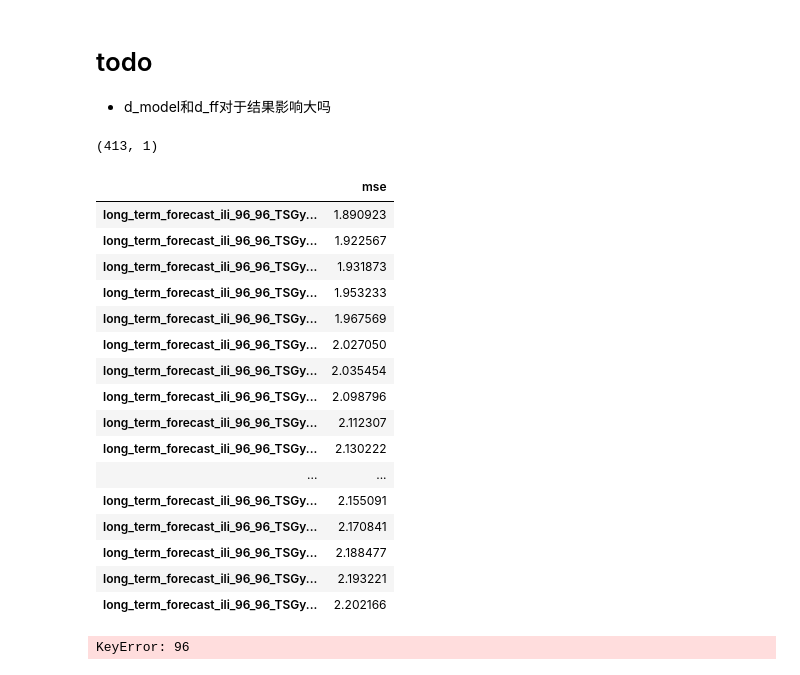
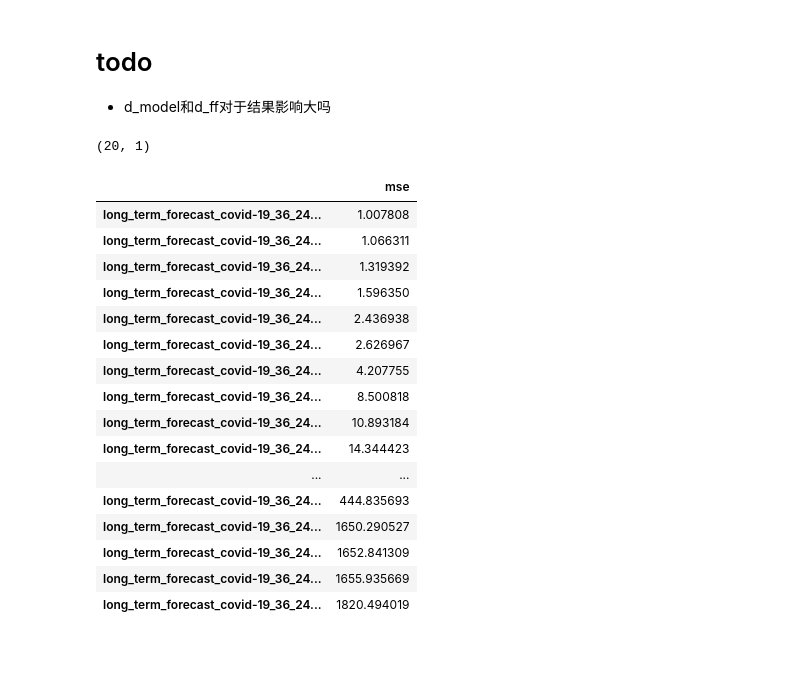
Before and after one commit to SUFE-AILAB/TSGym, a Jupyter notebook: notebooks/result_analysis_long_term_forecasting_gym.ipynb, the cells around one changed output. Saved outputs shown, nothing was run; the diff lists cells and outputs as text; code cells hidden in the pictures.

```diff
--- a/notebooks/result_analysis_long_term_forecasting_gym.ipynb
+++ b/notebooks/result_analysis_long_term_forecasting_gym.ipynb
@@ -11,10 +11,10 @@ import re
 # metric in long-term-forecasting
 # mae, mse, rmse, mape, mspe
 # %%
-dataset = 'ili'
-pred_lens = [96, 192, 336, 720] if dataset != 'ili' else [24]
-path = '/data/coding/chaochuan/TSGym/resultsGym'
-path_runtime = '/data/coding/chaochuan/TSGym/test_resultsGym'
+dataset = 'covid-19'
+pred_lens = [96, 192, 336, 720] if dataset not in ['ili', 'fred-md', 'covid-19'] else [24]
+path = '/data/coding/chaochuan/TSGym/resultsGym_non_transformer'
+path_runtime = '/data/coding/chaochuan/TSGym/test_resultsGym_non_transformer'
 
 
 result_dict, runtime_dict = {}, {}
@@ -42,41 +42,37 @@ for pred_len in pred_lens:
 # for pred_len in pred_lens:
 #     result_dict[pred_len] = {k: v for k, v in result_dict[pred_len].items() if 'dm16' in k and 'df64' in k}
 # %%
-df = pd.DataFrame.from_dict(result_dict[96], orient='index') if dataset != 'ili' else pd.DataFrame.from_dict(result_dict[24], orient='index')
+df = pd.DataFrame.from_dict(result_dict[96], orient='index') if dataset not in ['ili', 'fred-md', 'covid-19'] else pd.DataFrame.from_dict(result_dict[24], orient='index')
 print(df.shape)
 df.columns = ['mse']
 
 # df_runtime = pd.DataFrame.from_dict(runtime_dict[96], orient='index')
 # df_runtime.columns = ['runtime-per-epoch']
 
 # df = pd.concat([df, df_runtime], axis=1).dropna()
 # df = df.loc[[_ for _ in df.index if 'Transformer' in _]]
 
 df.sort_values(by='mse').head(20)
 # df.sort_values(by='runtime-per-epoch', ascending=True).head(20)
 # %% [output]
-(413, 1)
+(20, 1)
 |  | mse |
-| long_term_forecast_ili_96_96_TSGy... | 1.890923 |
-| long_term_forecast_ili_96_96_TSGy... | 1.922567 |
-| long_term_forecast_ili_96_96_TSGy... | 1.931873 |
-| long_term_forecast_ili_96_96_TSGy... | 1.953233 |
-| long_term_forecast_ili_96_96_TSGy... | 1.967569 |
-| long_term_forecast_ili_96_96_TSGy... | 2.027050 |
-| long_term_forecast_ili_96_96_TSGy... | 2.035454 |
-| long_term_forecast_ili_96_96_TSGy... | 2.098796 |
-| long_term_forecast_ili_96_96_TSGy... | 2.112307 |
-| long_term_forecast_ili_96_96_TSGy... | 2.130222 |
+| long_term_forecast_covid-19_36_24... | 1.007808 |
+| long_term_forecast_covid-19_36_24... | 1.066311 |
+| long_term_forecast_covid-19_36_24... | 1.319392 |
+| long_term_forecast_covid-19_36_24... | 1.596350 |
+| long_term_forecast_covid-19_36_24... | 2.436938 |
+| long_term_forecast_covid-19_36_24... | 2.626967 |
+| long_term_forecast_covid-19_36_24... | 4.207755 |
+| long_term_forecast_covid-19_36_24... | 8.500818 |
+| long_term_forecast_covid-19_36_24... | 10.893184 |
+| long_term_forecast_covid-19_36_24... | 14.344423 |
 | ... | ... |
-| long_term_forecast_ili_96_96_TSGy... | 2.155091 |
-| long_term_forecast_ili_96_96_TSGy... | 2.170841 |
-| long_term_forecast_ili_96_96_TSGy... | 2.188477 |
-| long_term_forecast_ili_96_96_TSGy... | 2.193221 |
-| long_term_forecast_ili_96_96_TSGy... | 2.202166 |
+| long_term_forecast_covid-19_36_24... | 444.835693 |
+| long_term_forecast_covid-19_36_24... | 1650.290527 |
+| long_term_forecast_covid-19_36_24... | 1652.841309 |
+| long_term_forecast_covid-19_36_24... | 1655.935669 |
+| long_term_forecast_covid-19_36_24... | 1820.494019 |
-# %%
-runtime_dict[96]
-# %% [output]
-KeyError: 96
 # %%
 # df = pd.DataFrame.from_dict(result_dict[192], orient='index')
 # df.columns = ['mse']
```
Also changed, not shown: parts of 1 cell of this notebook, 18 other files.
